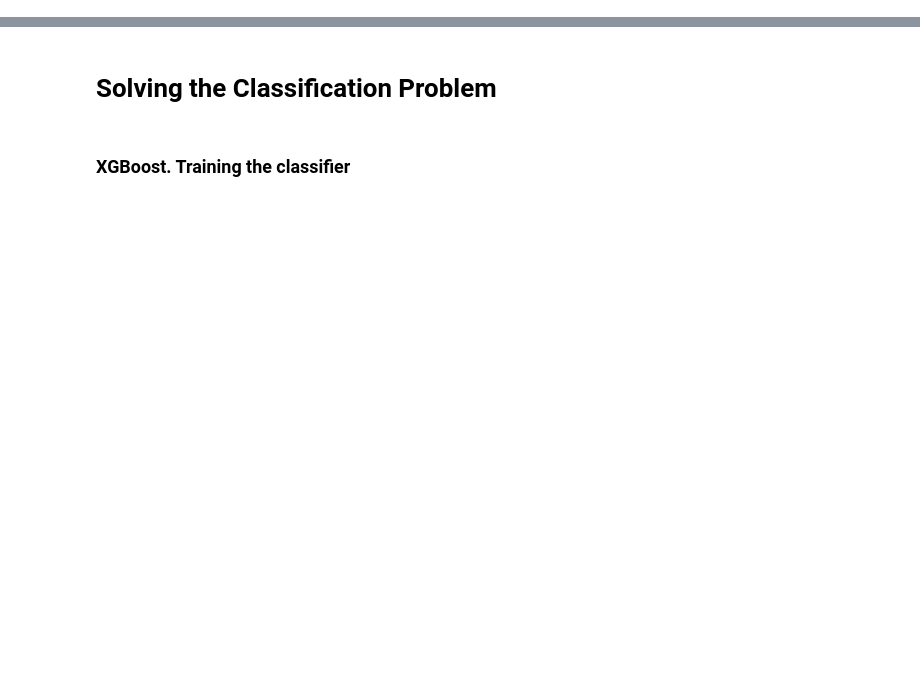
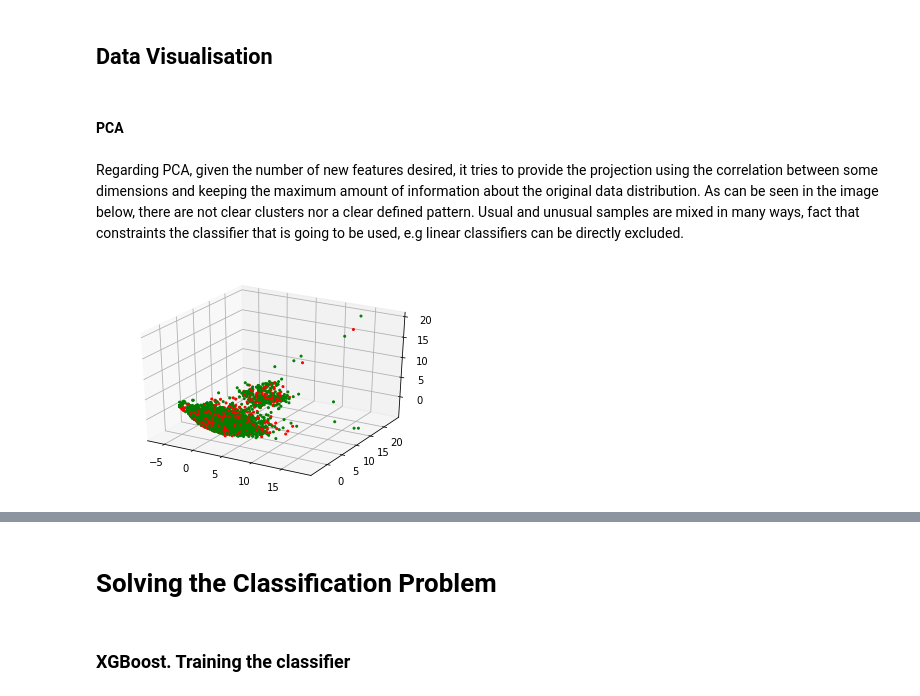
Before and after one commit to sergio-gimenez/anomaly-4G-detection, a Jupyter notebook: MLEARN_Competition_GimenezCastell.ipynb, the cells around one changed output, grey strips where cells are left out. Cells and saved outputs as stored; diff of their text form; code cells hidden in the pictures; blank space fills up the shorter version.

```diff
--- a/MLEARN_Competition_GimenezCastell.ipynb
+++ b/MLEARN_Competition_GimenezCastell.ipynb
@@ -80,0 +113,19 @@ X_test = refactorFeaturesDataframe(test).to_numpy()
+# %% [markdown]
+## Data Visualisation
+# %% [markdown]
+#### PCA
+# %% [markdown]
+Regarding PCA, given the number of new features desired, it tries to provide the projection using the correlation between some dimensions and keeping the maximum amount of information about the original data distribution. As can be seen in the image below, there are not clear clusters nor a clear defined pattern. Usual and unusual samples are mixed in many ways, fact that constraints the classifier that is going to be used, e.g linear classifiers can be directly excluded.
+# %%
+pca = PCA(n_components=3)  # Reduce to k=3 dimensions
+scaler = StandardScaler()
+X_norm = scaler.fit_transform(X_train)
+X_reduce = pca.fit_transform(X_norm)
+
+colors=['green' if l==0 else 'red' for l in y_train]
+fig = plt.figure()
+ax = fig.add_subplot(111, projection='3d')
+ax.scatter(X_reduce[:,0], X_reduce[:, 1], X_reduce[:, 2], s=4, alpha=1,color=colors)
+plt.show()
+# %% [output]
+[figure, added]
```
Also changed, not shown: parts of 36 cells of this notebook.
